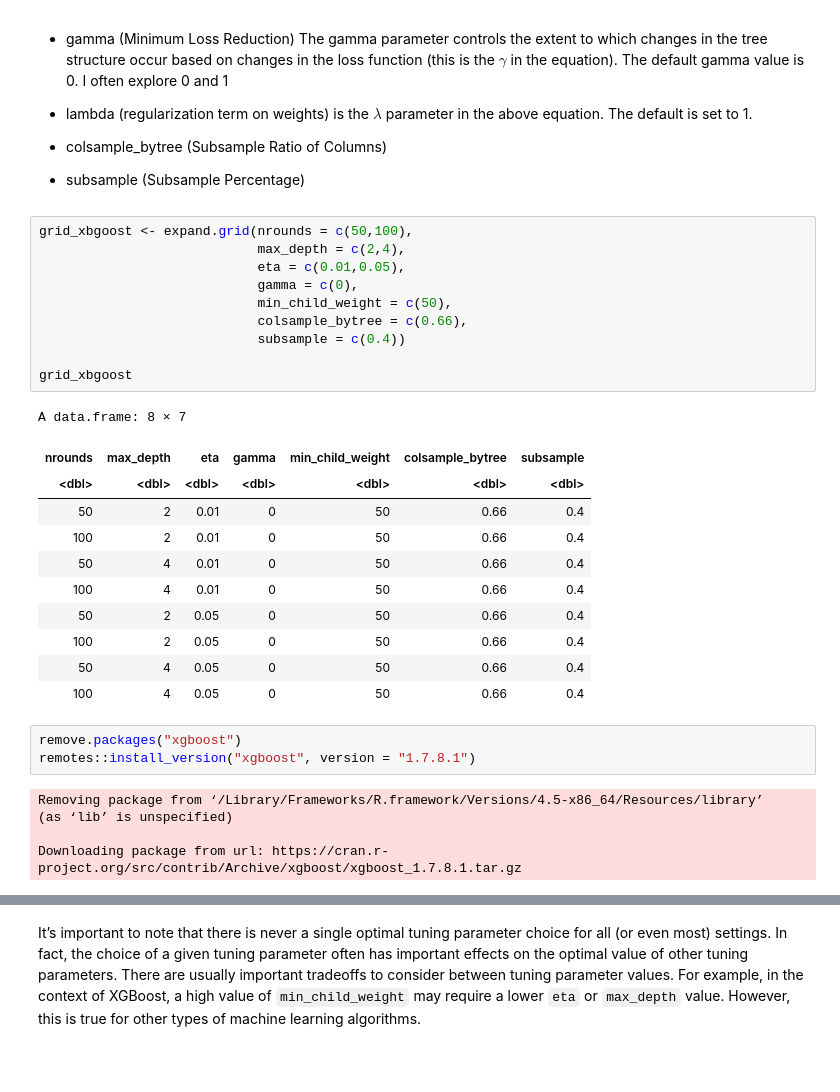
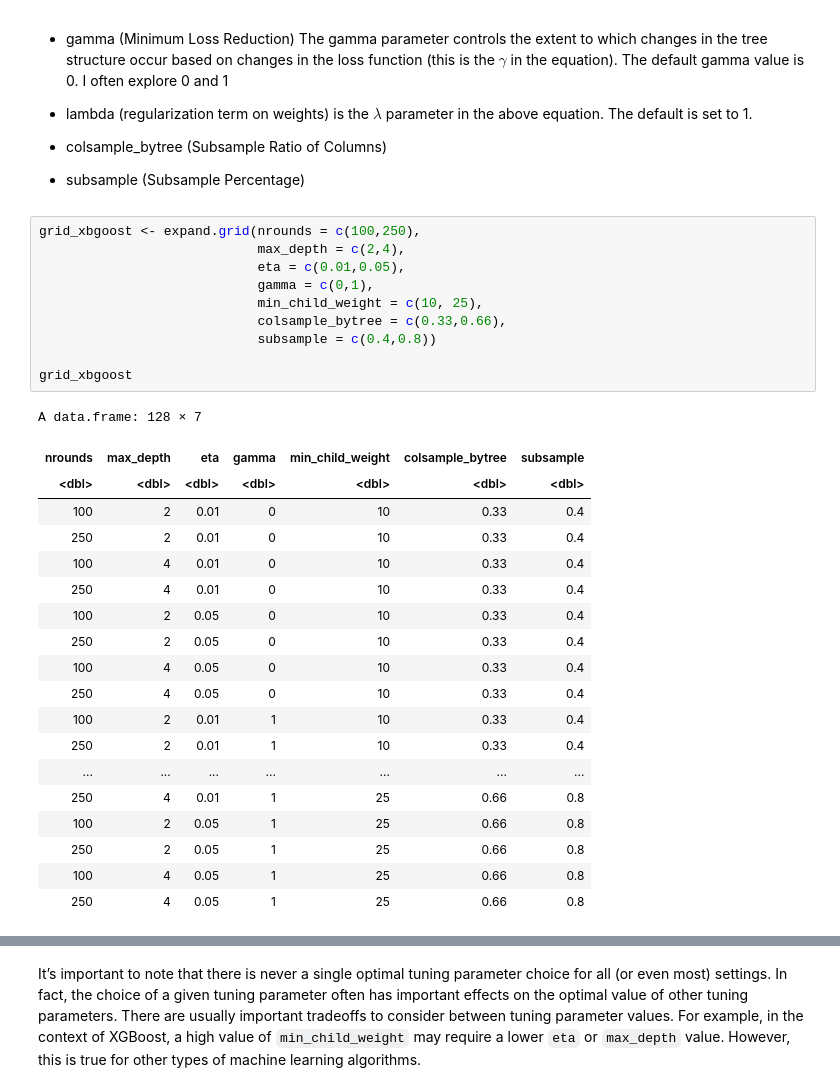
Before and after one commit to jonathanmelosa/BDML_202610, a Jupyter notebook: Lecture10/Notebook_Tree_Methods.ipynb, the cells around one changed output, grey strips where cells are left out. Cells and saved outputs as stored; diff of their text form; blank space fills up the shorter version.

```diff
--- a/Lecture10/Notebook_Tree_Methods.ipynb
+++ b/Lecture10/Notebook_Tree_Methods.ipynb
@@ -502,35 +491,35 @@ Hiper parametros en `R`
 
 - subsample (Subsample Percentage)
 # %%
-grid_xbgoost <- expand.grid(nrounds = c(50,100),
+grid_xbgoost <- expand.grid(nrounds = c(100,250),
                             max_depth = c(2,4),
                             eta = c(0.01,0.05),
-                            gamma = c(0),
-                            min_child_weight = c(50),
-                            colsample_bytree = c(0.66),
-                            subsample = c(0.4))
+                            gamma = c(0,1),
+                            min_child_weight = c(10, 25),
+                            colsample_bytree = c(0.33,0.66),
+                            subsample = c(0.4,0.8))
 
 grid_xbgoost
 # %% [output]
-A data.frame: 8 × 7
+A data.frame: 128 × 7
 | nrounds | max_depth | eta | gamma | min_child_weight | colsample_bytree | subsample |
 | <dbl> | <dbl> | <dbl> | <dbl> | <dbl> | <dbl> | <dbl> |
-| 50 | 2 | 0.01 | 0 | 50 | 0.66 | 0.4 |
-| 100 | 2 | 0.01 | 0 | 50 | 0.66 | 0.4 |
-| 50 | 4 | 0.01 | 0 | 50 | 0.66 | 0.4 |
-| 100 | 4 | 0.01 | 0 | 50 | 0.66 | 0.4 |
-| 50 | 2 | 0.05 | 0 | 50 | 0.66 | 0.4 |
-| 100 | 2 | 0.05 | 0 | 50 | 0.66 | 0.4 |
-| 50 | 4 | 0.05 | 0 | 50 | 0.66 | 0.4 |
-| 100 | 4 | 0.05 | 0 | 50 | 0.66 | 0.4 |
+| 100 | 2 | 0.01 | 0 | 10 | 0.33 | 0.4 |
+| 250 | 2 | 0.01 | 0 | 10 | 0.33 | 0.4 |
+| 100 | 4 | 0.01 | 0 | 10 | 0.33 | 0.4 |
+| 250 | 4 | 0.01 | 0 | 10 | 0.33 | 0.4 |
+| 100 | 2 | 0.05 | 0 | 10 | 0.33 | 0.4 |
+| 250 | 2 | 0.05 | 0 | 10 | 0.33 | 0.4 |
+| 100 | 4 | 0.05 | 0 | 10 | 0.33 | 0.4 |
+| 250 | 4 | 0.05 | 0 | 10 | 0.33 | 0.4 |
+| 100 | 2 | 0.01 | 1 | 10 | 0.33 | 0.4 |
+| 250 | 2 | 0.01 | 1 | 10 | 0.33 | 0.4 |
+| ... | ... | ... | ... | ... | ... | ... |
+| 250 | 4 | 0.01 | 1 | 25 | 0.66 | 0.8 |
+| 100 | 2 | 0.05 | 1 | 25 | 0.66 | 0.8 |
+| 250 | 2 | 0.05 | 1 | 25 | 0.66 | 0.8 |
+| 100 | 4 | 0.05 | 1 | 25 | 0.66 | 0.8 |
+| 250 | 4 | 0.05 | 1 | 25 | 0.66 | 0.8 |
-# %%
-remove.packages("xgboost")
-remotes::install_version("xgboost", version = "1.7.8.1")
-# %% [output]
-Removing package from ‘/Library/Frameworks/R.framework/Versions/4.5-x86_64/Resources/library’
-(as ‘lib’ is unspecified)
-
-Downloading package from url: https://cran.r-project.org/src/contrib/Archive/xgboost/xgboost_1.7.8.1.tar.gz
 # %%
 set.seed(1011)
 Xgboost_tree <- train(log(Sale_Price) ~ .,
```
Also changed, not shown: parts of 11 cells of this notebook.
